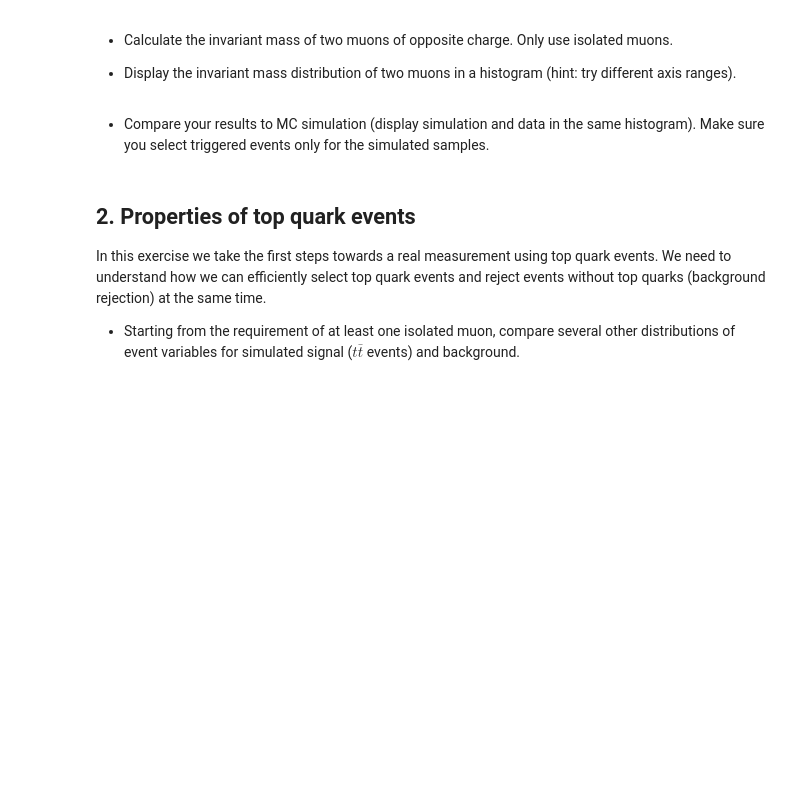
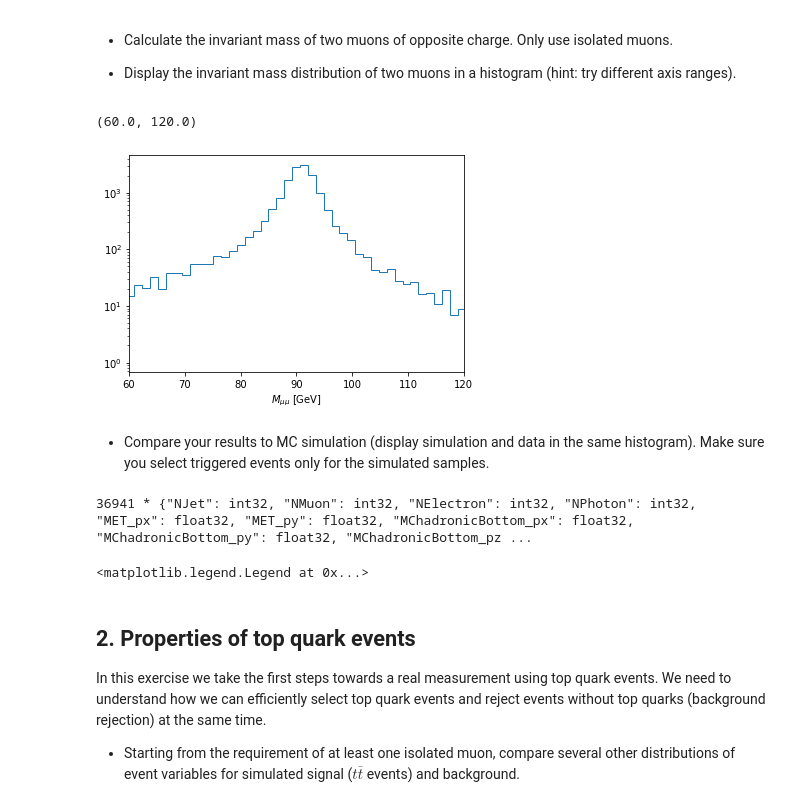
Before and after one commit to QuarkNet-HEP/ttbar-heptutorial, a Jupyter notebook: ttbar-heptutorial.ipynb, the cells around one changed output. Drawn from its saved outputs; the diff is of its cells as text; code cells hidden in the pictures; blank space fills up the shorter version.

```diff
--- a/ttbar-heptutorial.ipynb
+++ b/ttbar-heptutorial.ipynb
@@ -218,18 +250,24 @@ n,b,_ = plt.hist(iso_muons.NMuon)
 
 * Display the invariant mass distribution of two muons in a histogram (hint: try different axis ranges).
 # %%
-two_iso_muons = iso_muons[iso_muons.NMuon == 2]
+# There are 2 muons and both have pt > 25 GeV
+two_iso_muons = iso_muons[(iso_muons.NMuon == 2) & (ak.all(iso_muons.Muon.Pt > 25, axis=1))]
 
-M = [
+two_iso_muons['M'] = [
         np.sqrt(
                 (m.E[0]+m.E[1])**2 -
                 (m.Px[0]+m.Px[1])**2 -
                 (m.Py[0]+m.Py[1])**2 -
                 (m.Pz[0]+m.Pz[1])**2
         ) for m in two_iso_muons.Muon
 ]
 
 
-n,b,_ = plt.hist(M, bins=70, log=True, histtype='step')
+n,b,_ = plt.hist(two_iso_muons.M, bins=500, log=True, histtype='step')
+plt.xlabel('$M_{\mu\mu}$ [GeV]')
+plt.xlim([60, 120])
+# %% [output]
+(60.0, 120.0)
+[figure, added]
 # %% [markdown]
 * Compare your results to MC simulation (display simulation and data in the same histogram). Make sure you select triggered events only for the simulated samples.
@@ -236,3 +297,37 @@ n,b,_ = plt.hist(M, bins=70, log=True, histtype='step')
+# %%
+ak.type(mc['tt'])
+# %% [output]
+36941 * {"NJet": int32, "NMuon": int32, "NElectron": int32, "NPhoton": int32, "MET_px": float32, "MET_py": float32, "MChadronicBottom_px": float32, "MChadronicBottom_py": float32, "MChadronicBottom_pz ...
+# %%
+n,b = np.histogram(ak.to_numpy(two_iso_muons.M), bins=500)
+center = (b[:-1] + b[1:]) / 2
+yerrs = np.sqrt(n)
+
+plt.errorbar(center, n, yerr=yerrs, linestyle='None', color='black', marker='o')
+plt.xlabel('$M_{\mu\mu}$ [GeV]')
+plt.xlim([60, 120])
+plt.ylim([0.9, 1e4])
+plt.yscale('log')
+
+# Asymmetric error bars for log y?
+
+dy_iso = mc['dy'][(mc['dy'].NMuon == 2) & (ak.all(mc['dy'].Muon.Pt > 25, axis=1))]
+
+dy_M = [
+    np.sqrt(
+        (m.E[0]+m.E[1])**2 -
+        (m.Px[0]+m.Px[1])**2 -
+        (m.Py[0]+m.Py[1])**2 -
+        (m.Pz[0]+m.Pz[1])**2
+    ) for m in dy_iso.Muon
+]
+
+plt.hist(dy_M, bins=500, log=True, weights=dy_iso.EventWeight, color='c')
+plt.xlabel('$M_{\mu\mu}$ [GeV]')
+plt.xlim([60, 120])
+plt.legend(['DY', 'data'])
+# %% [output]
+<matplotlib.legend.Legend at 0x...>
 # %% [markdown]
 ## 2. Properties of top quark events
 In this exercise we take the first steps towards a real measurement using top quark events. We need
```
Also changed, not shown: parts of 11 cells of this notebook.
